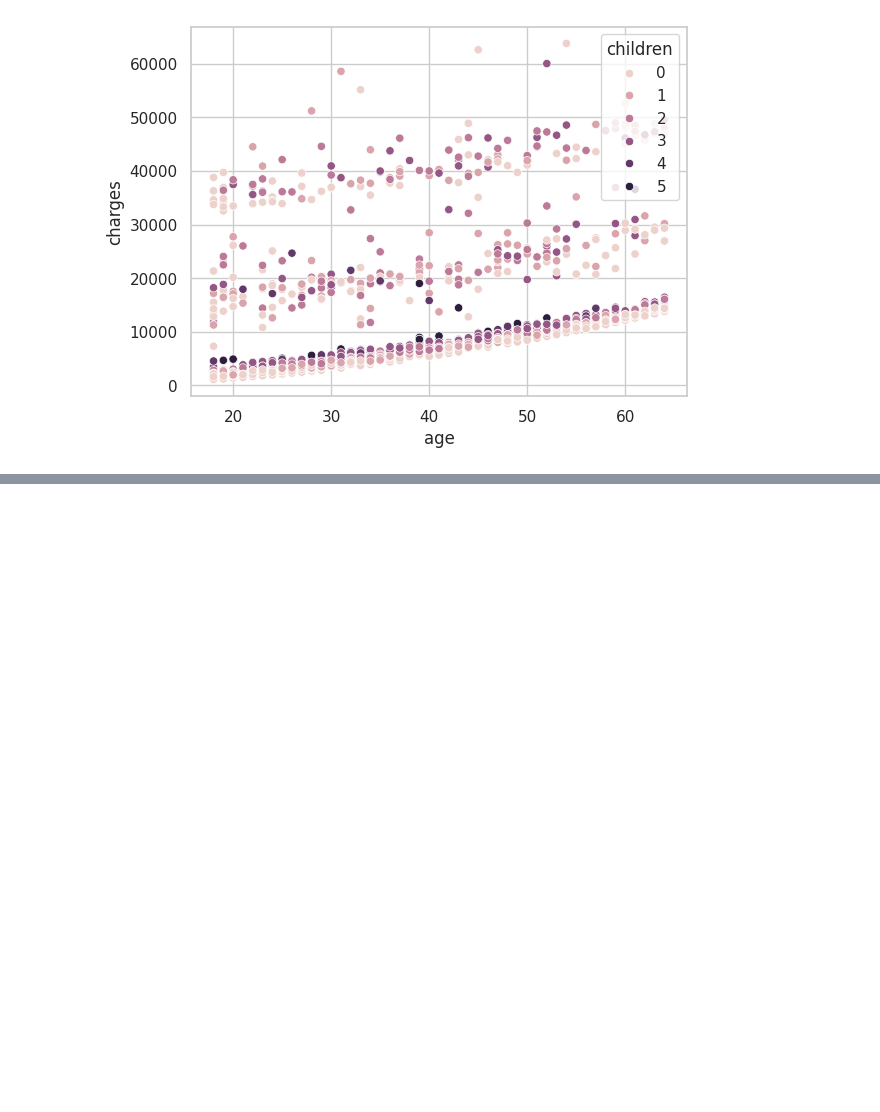
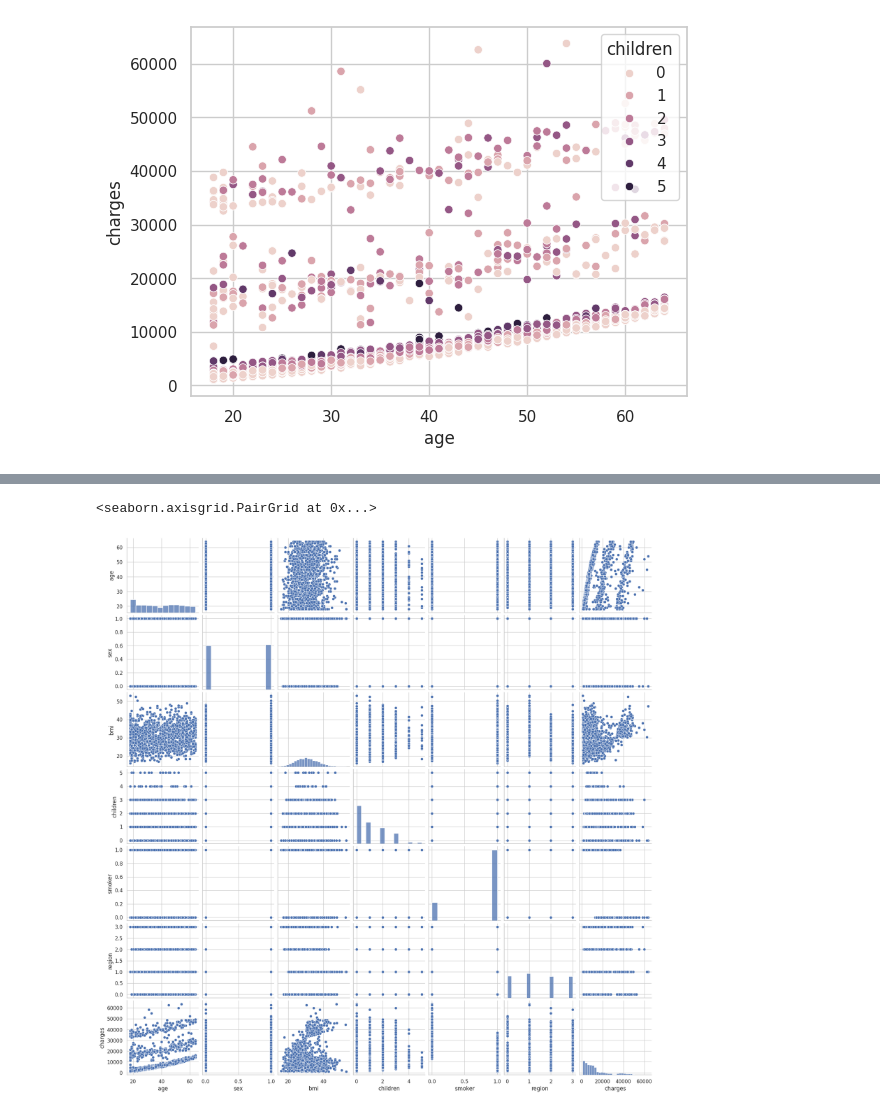
Before and after one commit to 4GeeksAcademy/EDA_3, a Jupyter notebook: src/3.EDA.ipynb, the cells around one changed output, grey strips where cells are left out. Saved outputs shown, nothing was run; the diff lists cells and outputs as text; code cells hidden in the pictures; blank space fills up the shorter version.

```diff
--- a/src/3.EDA.ipynb
+++ b/src/3.EDA.ipynb
@@ -160,0 +188,5 @@ plt.show()
+# %%
+sns.pairplot(data = df)
+# %% [output]
+<seaborn.axisgrid.PairGrid at 0x...>
+[figure, added]
```
Also changed, not shown: parts of 24 cells of this notebook, 17 other files.
